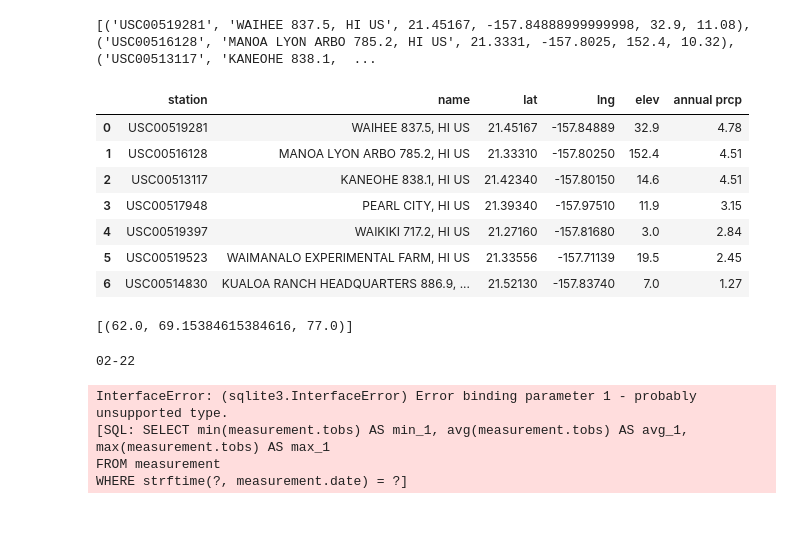
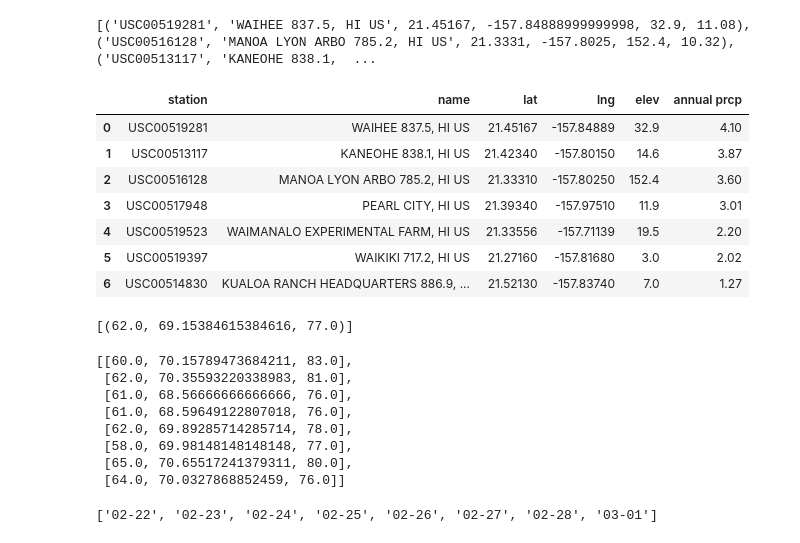
Before and after one commit to rarconaut/sqlalchemy-challenge, a Jupyter notebook: climate_starter.ipynb, the cells around one changed output. Cells and saved outputs as stored; diff of their text form; code cells hidden in the pictures.

Commit message:
First pass of homework 10 sqlalchemy-challenge complete! Trying to fix remaining errors.

```diff
--- a/climate_starter.ipynb
+++ b/climate_starter.ipynb
@@ -298,16 +298,16 @@ print(calc_pricip('2012-02-28', '2012-03-05'))
 # %% [output]
 [('USC00519281', 'WAIHEE 837.5, HI US', 21.45167, -157.84888999999998, 32.9, 11.08), ('USC00516128', 'MANOA LYON ARBO 785.2, HI US', 21.3331, -157.8025, 152.4, 10.32), ('USC00513117', 'KANEOHE 838.1,  ...
 # %%
-my_pricip_df = pd.DataFrame(calc_pricip('2017-02-22', '2017-03-05'), columns=['station','name','lat','lng','elev','annual prcp'])
+my_pricip_df = pd.DataFrame(calc_pricip('2017-02-22', '2017-03-02'), columns=['station','name','lat','lng','elev','annual prcp'])
 my_pricip_df
 # %% [output]
 |  | station | name | lat | lng | elev | annual prcp |
-| 0 | USC00519281 | WAIHEE 837.5, HI US | 21.45167 | -157.84889 | 32.9 | 4.78 |
-| 1 | USC00516128 | MANOA LYON ARBO 785.2, HI US | 21.33310 | -157.80250 | 152.4 | 4.51 |
-| 2 | USC00513117 | KANEOHE 838.1, HI US | 21.42340 | -157.80150 | 14.6 | 4.51 |
-| 3 | USC00517948 | PEARL CITY, HI US | 21.39340 | -157.97510 | 11.9 | 3.15 |
-| 4 | USC00519397 | WAIKIKI 717.2, HI US | 21.27160 | -157.81680 | 3.0 | 2.84 |
-| 5 | USC00519523 | WAIMANALO EXPERIMENTAL FARM, HI US | 21.33556 | -157.71139 | 19.5 | 2.45 |
+| 0 | USC00519281 | WAIHEE 837.5, HI US | 21.45167 | -157.84889 | 32.9 | 4.10 |
+| 1 | USC00513117 | KANEOHE 838.1, HI US | 21.42340 | -157.80150 | 14.6 | 3.87 |
+| 2 | USC00516128 | MANOA LYON ARBO 785.2, HI US | 21.33310 | -157.80250 | 152.4 | 3.60 |
+| 3 | USC00517948 | PEARL CITY, HI US | 21.39340 | -157.97510 | 11.9 | 3.01 |
+| 4 | USC00519523 | WAIMANALO EXPERIMENTAL FARM, HI US | 21.33556 | -157.71139 | 19.5 | 2.20 |
+| 5 | USC00519397 | WAIKIKI 717.2, HI US | 21.27160 | -157.81680 | 3.0 | 2.02 |
 | 6 | USC00514830 | KUALOA RANCH HEADQUARTERS 886.9, ... | 21.52130 | -157.83740 | 7.0 | 1.27 |
 # %%
 # Create a query that will calculate the daily normals
@@ -330,10 +330,6 @@ def daily_normals(date):
 daily_normals("01-01")
 # %% [output]
 [(62.0, 69.15384615384616, 77.0)]
-# %%
-print(start.strftime("%m-%d"))
-# %% [output]
-02-22
 # %%
 # calculate the daily normals for your trip
 # push each tuple of calculations into a list called `normals`
@@ -341,23 +337,36 @@ normals = []
 
 # Set the start and end date of the trip
 start = dt.datetime(2021, 2, 22)
-end = dt.datetime(2021, 3, 5)
+end = dt.datetime(2021, 3, 2)
 
 # Use the start and end date to create a range of dates
 start.strftime("%m-%d")
 end.strftime("%m-%d")
 # Stip off the year and save a list of %m-%d strings
-trip_dates = pd.date_range(start="2021-02-22",end="2021-03-05") #['02-22', '02-23','02-24','02-25','02-26','02-27','02-28','03-01']
+trip_dates = []
+date_generated = [start + dt.timedelta(days=x) for x in range(0, (end-start).days)]
+
+for date in date_generated:
+    trip_dates.append(date.strftime("%m-%d")) #['02-22', '02-23','02-24','02-25','02-26','02-27','02-28','03-01']
 # Loop through the list of %m-%d strings and calculate the normals for each date
 for d in trip_dates:
     normals.append(list(np.ravel(daily_normals(d))))
 
 normals
 # %% [output]
-InterfaceError: (sqlite3.InterfaceError) Error binding parameter 1 - probably unsupported type.
-[SQL: SELECT min(measurement.tobs) AS min_1, avg(measurement.tobs) AS avg_1, max(measurement.tobs) AS max_1
-FROM measurement
-WHERE strftime(?, measurement.date) = ?]
+[[60.0, 70.15789473684211, 83.0],
+ [62.0, 70.35593220338983, 81.0],
+ [61.0, 68.56666666666666, 76.0],
+ [61.0, 68.59649122807018, 76.0],
+ [62.0, 69.89285714285714, 78.0],
+ [58.0, 69.98148148148148, 77.0],
+ [65.0, 70.65517241379311, 80.0],
+ [64.0, 70.0327868852459, 76.0]]
+# %%
+# View the accuracy of the date_generated alrgorithm for creating trip_dates list
+trip_dates
+# %% [output]
+['02-22', '02-23', '02-24', '02-25', '02-26', '02-27', '02-28', '03-01']
 # %%
 # Load the previous query results into a Pandas DataFrame and add the `trip_dates` range as the `date` index
 normals_df = pd.DataFrame(normals, columns=['tmin', 'tavg','tmax'])
```
Also changed, not shown: parts of 5 cells of this notebook.
